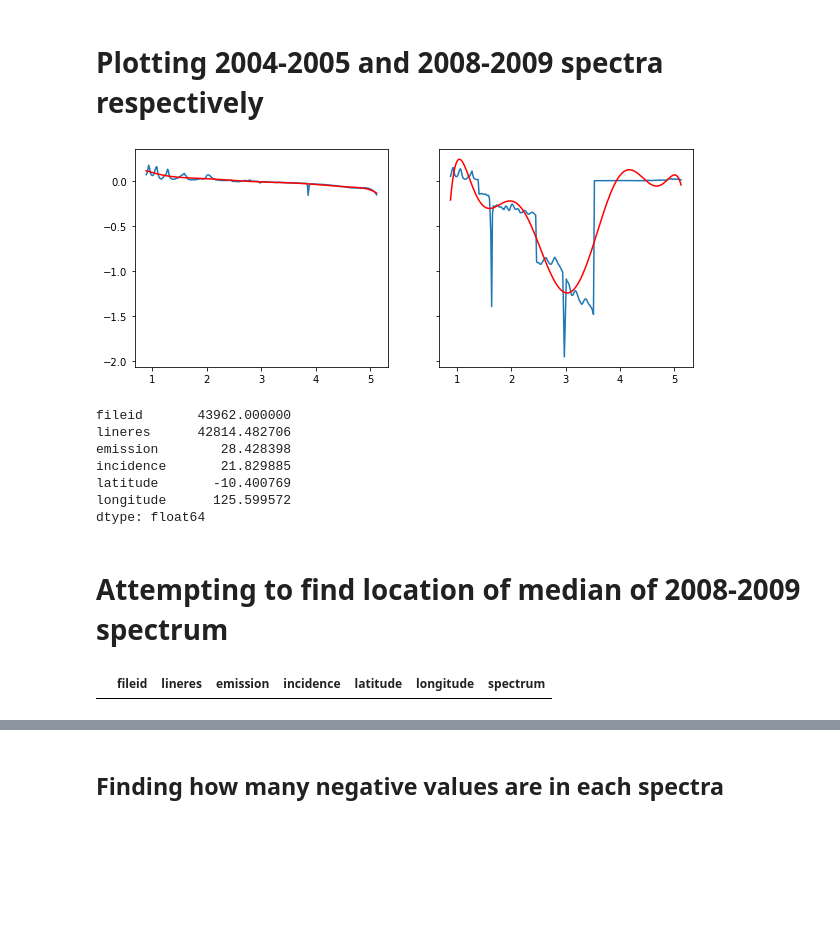
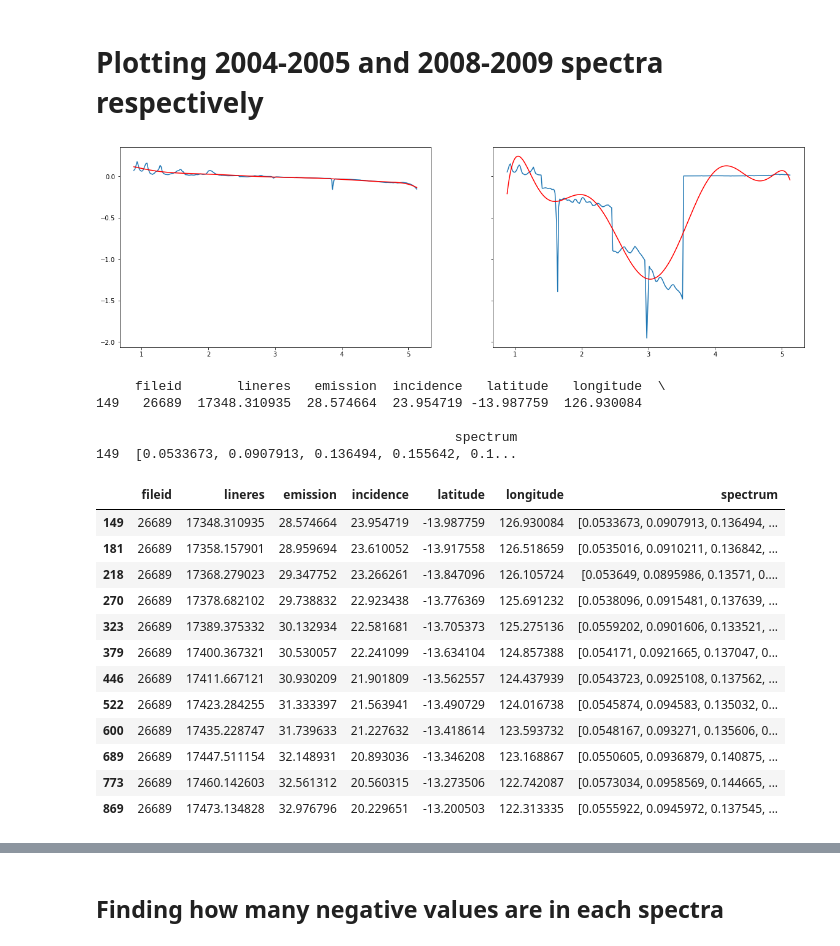
Before and after one commit to lucaslibshutz/spectralResearch, a Jupyter notebook: csv_spectra.ipynb, the cells around one changed output, grey strips where cells are left out. Drawn from its saved outputs; the diff is of its cells as text; code cells hidden in the pictures; blank space fills up the shorter version.

Commit message:
found bad data points for spectra

```diff
--- a/csv_spectra.ipynb
+++ b/csv_spectra.ipynb
@@ -46,28 +46,37 @@ plt.show()
 # %%
 x = vims_wave
 p1 = np.polyval(np.polyfit(x,spectra_0405,8),x)
 p2 = np.polyval(np.polyfit(x,spectra_0809,8),x)
-f, (ax1,ax2) = plt.subplots(1,2,sharex='all',sharey='all',figsize=(10,4))
+f, (ax1,ax2) = plt.subplots(1,2,sharex='all',sharey='all',figsize=(20,6))
 ax1.plot(x,spectra_0405)
 ax1.plot(x,p1,c='r')
 ax2.plot(x,spectra_0809)
 ax2.plot(x,p2,c='r')
 plt.show()
 # %% [output]
-[figure, old version]
+[figure, new version]
 # %%
-df_0809.median(numeric_only=True)
+print(df_0809[149:150])
 # %% [output]
-fileid       43962.000000
-lineres      42814.482706
-emission        28.428398
-incidence       21.829885
-latitude       -10.400769
-longitude      125.599572
-dtype: float64
+     fileid       lineres   emission  incidence   latitude   longitude  \
+149   26689  17348.310935  28.574664  23.954719 -13.987759  126.930084
+
+                                              spectrum
+149  [0.0533673, 0.0907913, 0.136494, 0.155642, 0.1...
-# %% [markdown]
-# Attempting to find location of median of 2008-2009 spectrum
-# %%
-df_0809.loc[(df_0809['fileid'] == 43962) & (df_0809['latitude'] == -10.400769) & (df_0809['latitude'] >= -11) & (df_0809['longitude'] >= 120)]
-# %% [output]
-|  | fileid | lineres | emission | incidence | latitude | longitude | spectrum |
+# %%
+df_0809.loc[(df_0809['fileid'] == 26689)] # Seems that all negative values within 2008-2009 spectra are attributed to fileid 26689
+# Cube V1640659556_4_ir_rc20final.cub associated with this fileid
+# %% [output]
+|  | fileid | lineres | emission | incidence | latitude | longitude | spectrum |
+| 149 | 26689 | 17348.310935 | 28.574664 | 23.954719 | -13.987759 | 126.930084 | [0.0533673, 0.0907913, 0.136494, ... |
+| 181 | 26689 | 17358.157901 | 28.959694 | 23.610052 | -13.917558 | 126.518659 | [0.0535016, 0.0910211, 0.136842, ... |
+| 218 | 26689 | 17368.279023 | 29.347752 | 23.266261 | -13.847096 | 126.105724 | [0.053649, 0.0895986, 0.13571, 0.... |
+| 270 | 26689 | 17378.682102 | 29.738832 | 22.923438 | -13.776369 | 125.691232 | [0.0538096, 0.0915481, 0.137639, ... |
+| 323 | 26689 | 17389.375332 | 30.132934 | 22.581681 | -13.705373 | 125.275136 | [0.0559202, 0.0901606, 0.133521, ... |
+| 379 | 26689 | 17400.367321 | 30.530057 | 22.241099 | -13.634104 | 124.857388 | [0.054171, 0.0921665, 0.137047, 0... |
+| 446 | 26689 | 17411.667121 | 30.930209 | 21.901809 | -13.562557 | 124.437939 | [0.0543723, 0.0925108, 0.137562, ... |
+| 522 | 26689 | 17423.284255 | 31.333397 | 21.563941 | -13.490729 | 124.016738 | [0.0545874, 0.094583, 0.135032, 0... |
+| 600 | 26689 | 17435.228747 | 31.739633 | 21.227632 | -13.418614 | 123.593732 | [0.0548167, 0.093271, 0.135606, 0... |
+| 689 | 26689 | 17447.511154 | 32.148931 | 20.893036 | -13.346208 | 123.168867 | [0.0550605, 0.0936879, 0.140875, ... |
+| 773 | 26689 | 17460.142603 | 32.561312 | 20.560315 | -13.273506 | 122.742087 | [0.0573034, 0.0958569, 0.144665, ... |
+| 869 | 26689 | 17473.134828 | 32.976796 | 20.229651 | -13.200503 | 122.313335 | [0.0555922, 0.0945972, 0.137545, ... |
```
Also changed, not shown: parts of 8 cells of this notebook, 2 other files.
